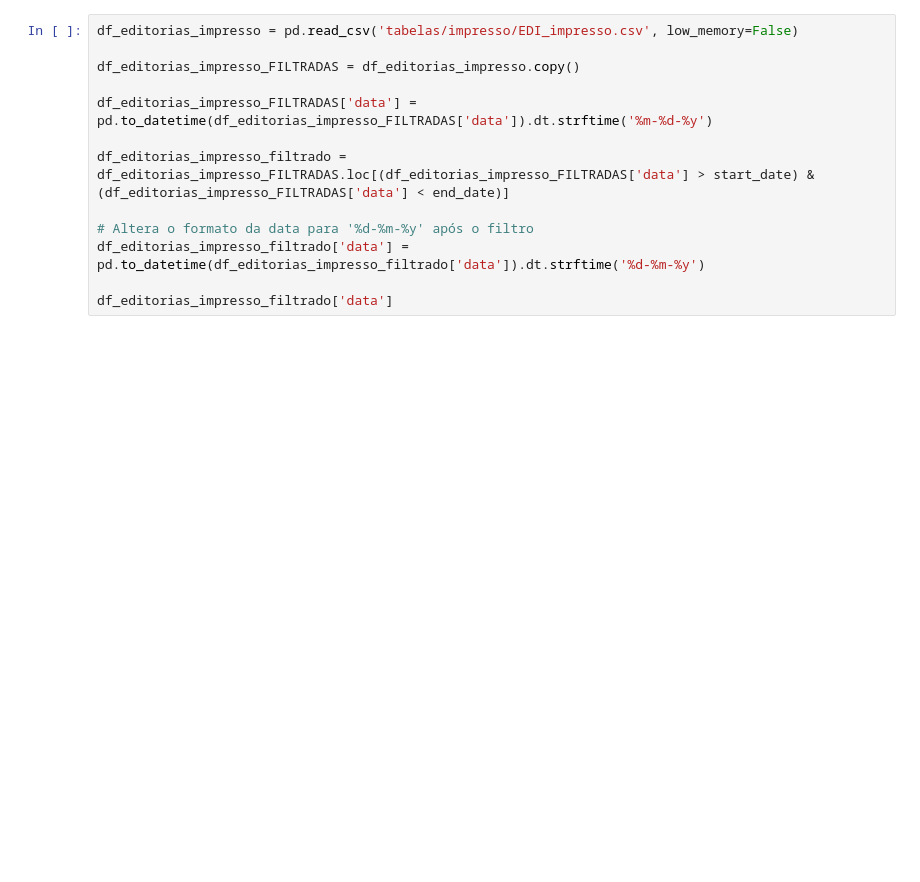
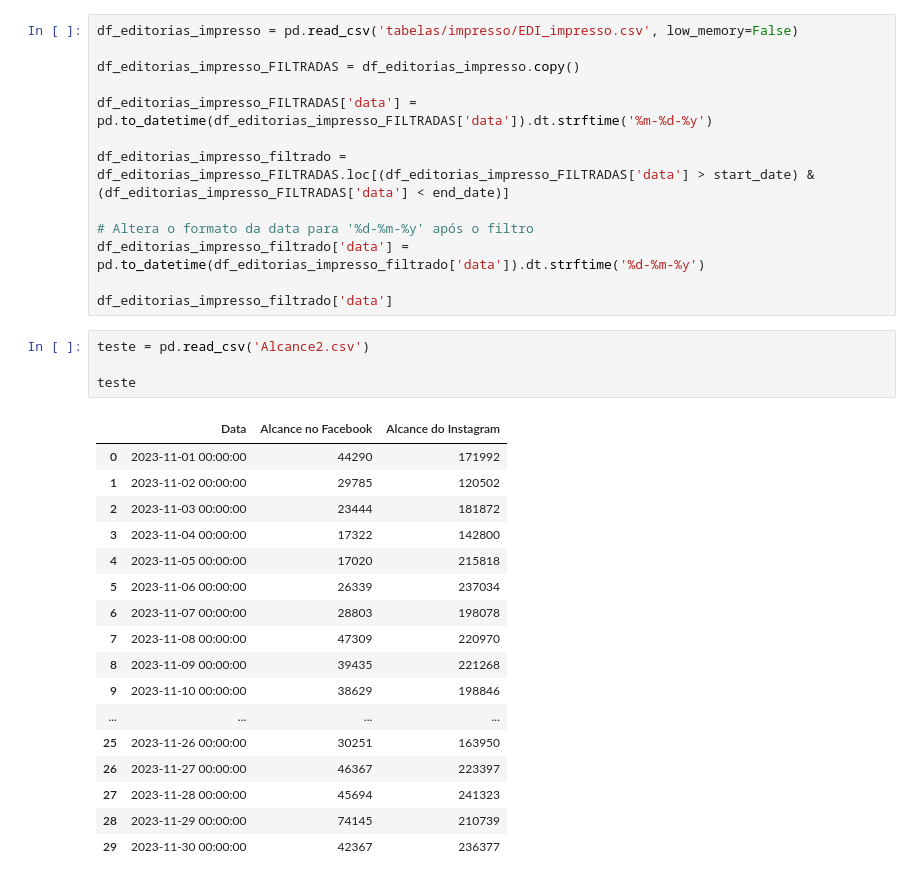
Before and after one commit to alisson002/Dashboard-TN, a Jupyter notebook: graficosPython.ipynb, the cells around one changed output. Saved outputs shown, nothing was run; the diff lists cells and outputs as text; blank space fills up the shorter version.

```diff
--- a/graficosPython.ipynb
+++ b/graficosPython.ipynb
@@ -760,3 +760,25 @@ df_editorias_impresso_filtrado = df_editorias_impresso_FILTRADAS.loc[(df_editori
 df_editorias_impresso_filtrado['data'] = pd.to_datetime(df_editorias_impresso_filtrado['data']).dt.strftime('%d-%m-%y')
 
 df_editorias_impresso_filtrado['data']
+# %%
+teste = pd.read_csv('Alcance2.csv')
+
+teste
+# %% [output]
+|  | Data | Alcance no Facebook | Alcance do Instagram |
+| 0 | 2023-11-01 00:00:00 | 44290 | 171992 |
+| 1 | 2023-11-02 00:00:00 | 29785 | 120502 |
+| 2 | 2023-11-03 00:00:00 | 23444 | 181872 |
+| 3 | 2023-11-04 00:00:00 | 17322 | 142800 |
+| 4 | 2023-11-05 00:00:00 | 17020 | 215818 |
+| 5 | 2023-11-06 00:00:00 | 26339 | 237034 |
+| 6 | 2023-11-07 00:00:00 | 28803 | 198078 |
+| 7 | 2023-11-08 00:00:00 | 47309 | 220970 |
+| 8 | 2023-11-09 00:00:00 | 39435 | 221268 |
+| 9 | 2023-11-10 00:00:00 | 38629 | 198846 |
+| ... | ... | ... | ... |
+| 25 | 2023-11-26 00:00:00 | 30251 | 163950 |
+| 26 | 2023-11-27 00:00:00 | 46367 | 223397 |
+| 27 | 2023-11-28 00:00:00 | 45694 | 241323 |
+| 28 | 2023-11-29 00:00:00 | 74145 | 210739 |
+| 29 | 2023-11-30 00:00:00 | 42367 | 236377 |
```
Also changed, not shown: parts of 1 cell of this notebook, 1 other file.
